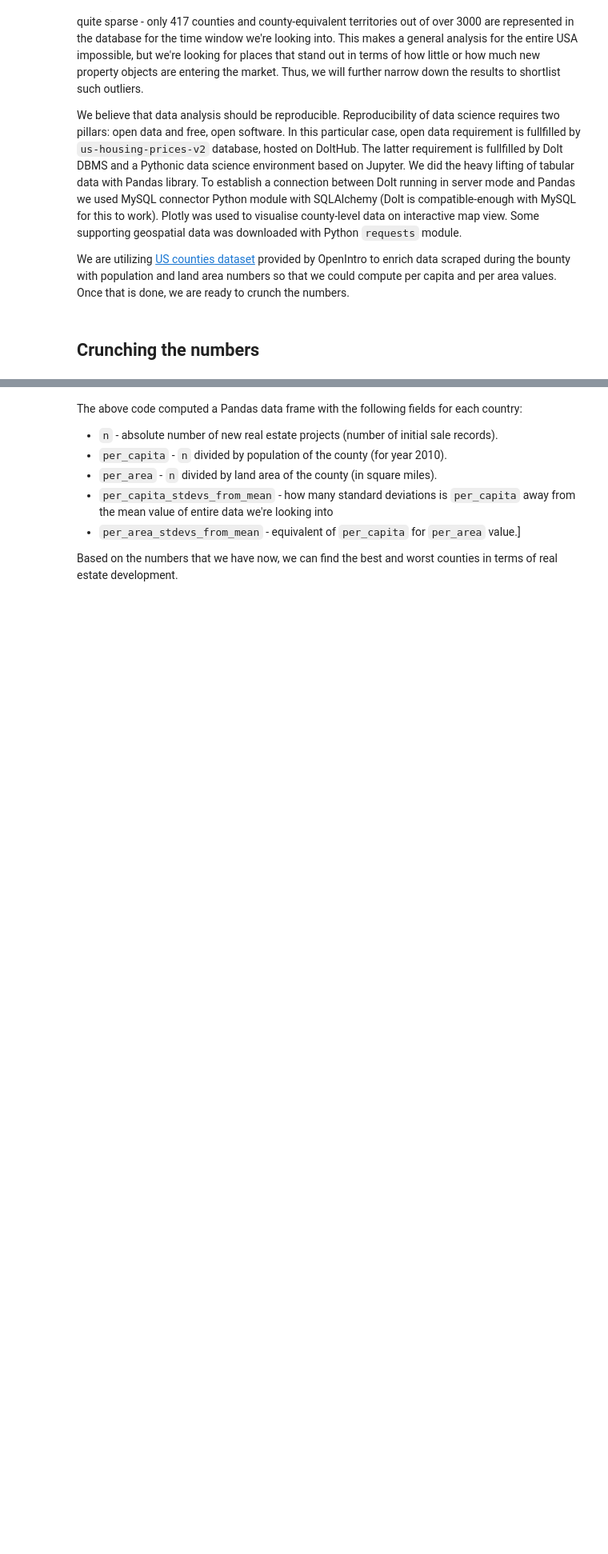
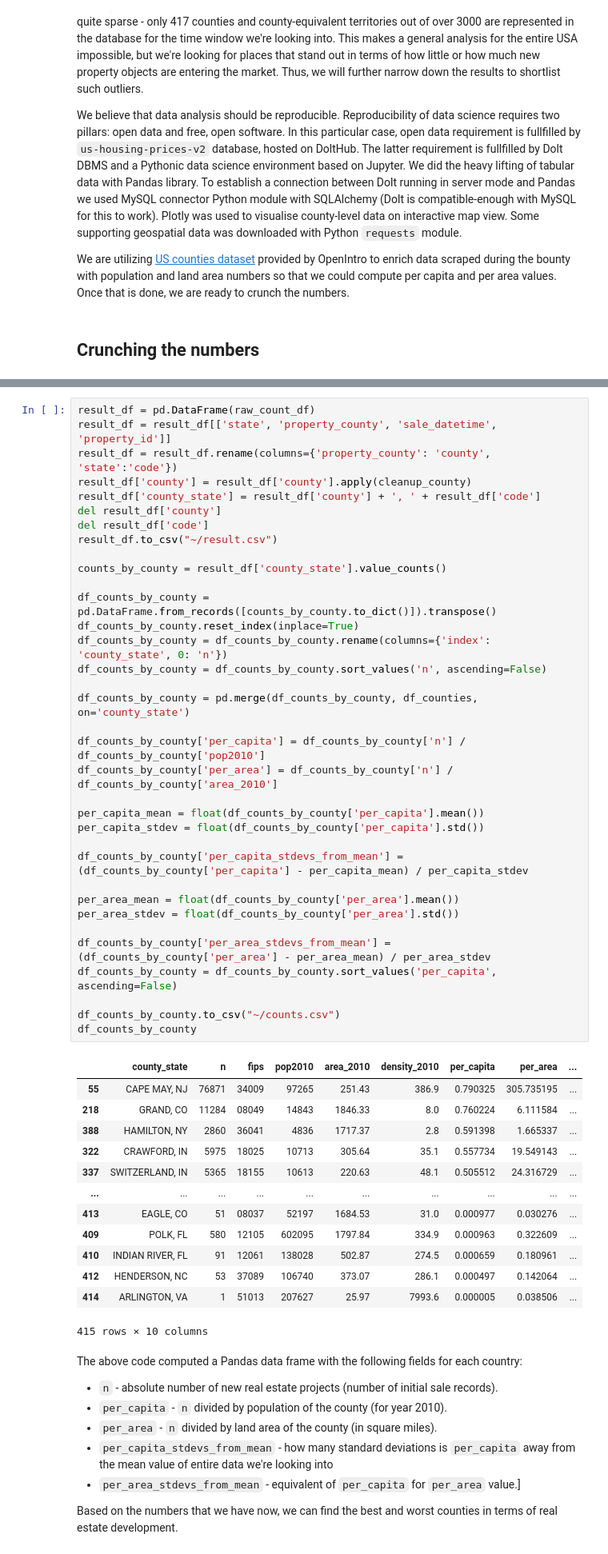
Before and after one commit to dolthub/data-analysis, a Jupyter notebook: nimby-vs-yimby/nimby-vs-yimby.ipynb, the cells around one changed output, grey strips where cells are left out. Shown at 80% size. Drawn from its saved outputs; the diff is of its cells as text; blank space fills up the shorter version.

```diff
--- a/nimby-vs-yimby/nimby-vs-yimby.ipynb
+++ b/nimby-vs-yimby/nimby-vs-yimby.ipynb
@@ -147,3 +176,52 @@ df_counts_by_county.to_csv("~/counts.csv")
+# %%
+result_df = pd.DataFrame(raw_count_df)
+result_df = result_df[['state', 'property_county', 'sale_datetime', 'property_id']]
+result_df = result_df.rename(columns={'property_county': 'county', 'state':'code'})
+result_df['county'] = result_df['county'].apply(cleanup_county)
+result_df['county_state'] = result_df['county'] + ', ' + result_df['code']
+del result_df['county']
+del result_df['code']
+result_df.to_csv("~/result.csv")
+
+counts_by_county = result_df['county_state'].value_counts()
+
+df_counts_by_county = pd.DataFrame.from_records([counts_by_county.to_dict()]).transpose()
+df_counts_by_county.reset_index(inplace=True)
+df_counts_by_county = df_counts_by_county.rename(columns={'index': 'county_state', 0: 'n'})
+df_counts_by_county = df_counts_by_county.sort_values('n', ascending=False)
+
+df_counts_by_county = pd.merge(df_counts_by_county, df_counties, on='county_state')
+
+df_counts_by_county['per_capita'] = df_counts_by_county['n'] / df_counts_by_county['pop2010']
+df_counts_by_county['per_area'] = df_counts_by_county['n'] / df_counts_by_county['area_2010']
+
+per_capita_mean = float(df_counts_by_county['per_capita'].mean())
+per_capita_stdev = float(df_counts_by_county['per_capita'].std())
+
+df_counts_by_county['per_capita_stdevs_from_mean'] = (df_counts_by_county['per_capita'] - per_capita_mean) / per_capita_stdev
+
+per_area_mean = float(df_counts_by_county['per_area'].mean())
+per_area_stdev = float(df_counts_by_county['per_area'].std())
+
+df_counts_by_county['per_area_stdevs_from_mean'] = (df_counts_by_county['per_area'] - per_area_mean) / per_area_stdev
+df_counts_by_county = df_counts_by_county.sort_values('per_capita', ascending=False)
+
+df_counts_by_county.to_csv("~/counts.csv")
+df_counts_by_county
+# %% [output]
+|  | county_state | n | fips | pop2010 | area_2010 | density_2010 | per_capita | per_area | ... |
+| 55 | CAPE MAY, NJ | 76871 | 34009 | 97265 | 251.43 | 386.9 | 0.790325 | 305.735195 | ... |
+| 218 | GRAND, CO | 11284 | 08049 | 14843 | 1846.33 | 8.0 | 0.760224 | 6.111584 | ... |
+| 388 | HAMILTON, NY | 2860 | 36041 | 4836 | 1717.37 | 2.8 | 0.591398 | 1.665337 | ... |
+| 322 | CRAWFORD, IN | 5975 | 18025 | 10713 | 305.64 | 35.1 | 0.557734 | 19.549143 | ... |
+| 337 | SWITZERLAND, IN | 5365 | 18155 | 10613 | 220.63 | 48.1 | 0.505512 | 24.316729 | ... |
+| ... | ... | ... | ... | ... | ... | ... | ... | ... | ... |
+| 413 | EAGLE, CO | 51 | 08037 | 52197 | 1684.53 | 31.0 | 0.000977 | 0.030276 | ... |
+| 409 | POLK, FL | 580 | 12105 | 602095 | 1797.84 | 334.9 | 0.000963 | 0.322609 | ... |
+| 410 | INDIAN RIVER, FL | 91 | 12061 | 138028 | 502.87 | 274.5 | 0.000659 | 0.180961 | ... |
+| 412 | HENDERSON, NC | 53 | 37089 | 106740 | 373.07 | 286.1 | 0.000497 | 0.142064 | ... |
+| 414 | ARLINGTON, VA | 1 | 51013 | 207627 | 25.97 | 7993.6 | 0.000005 | 0.038506 | ... |
+415 rows × 10 columns
 # %% [markdown]
 The above code computed a Pandas data frame with the following fields for each country:
 * `n` - absolute number of new real estate projects (number of initial sale records).
```
Also changed, not shown: parts of 4 cells of this notebook.
